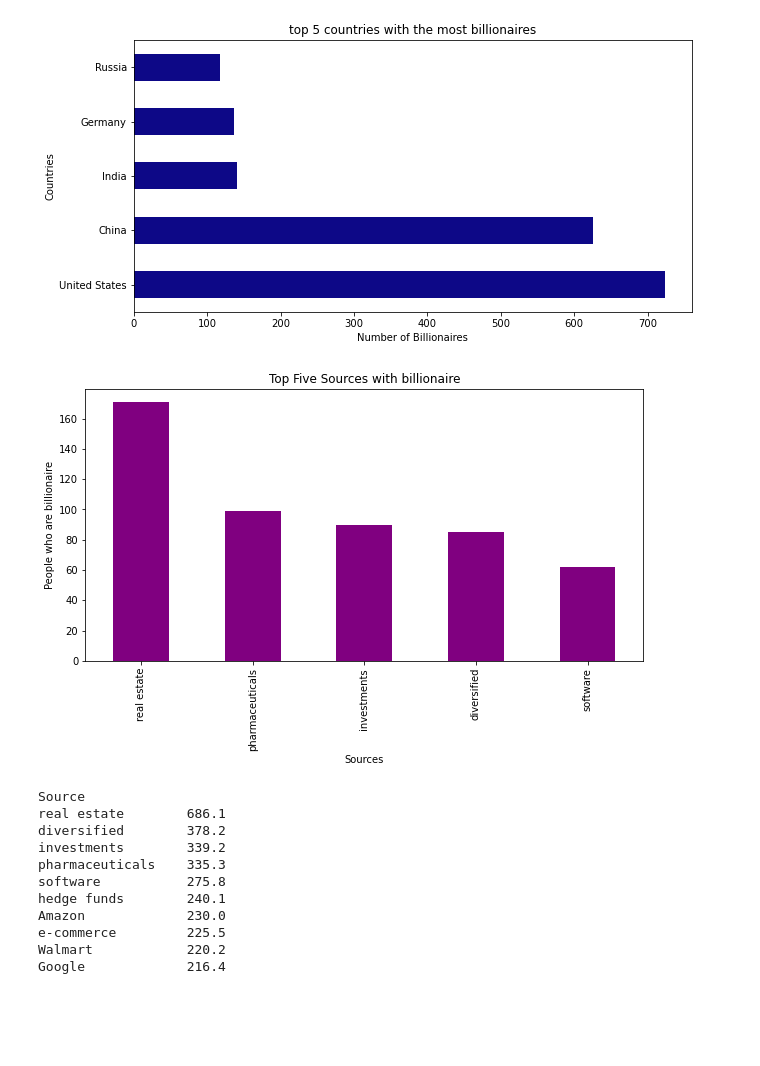
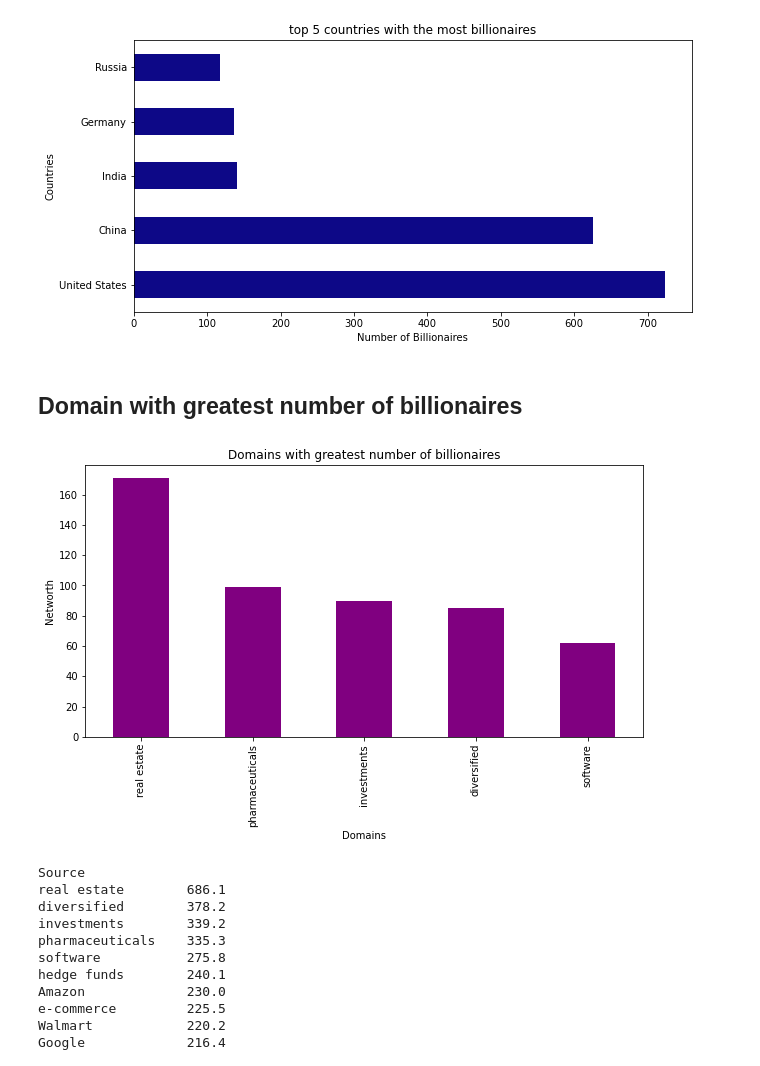
Before and after one commit to deeksha-9/billionaires_analysis, a Jupyter notebook: billionaires_analysis.ipynb, the cells around one changed output. Cells and saved outputs as stored; diff of their text form; code cells hidden in the pictures; blank space fills up the shorter version.

```diff
--- a/billionaires_analysis.ipynb
+++ b/billionaires_analysis.ipynb
@@ -33,6 +33,8 @@ df.tail(10)
 | 2752 | Zhao Meiguang | $1 B | China | gold mining | 2674 | 58.0 | Metals & Mining |
 | 2753 | Zhong Naixiong | $1 B | China | conglomerate | 2674 | 58.0 | Diversified |
 | 2754 | Zhou Wei family | $1 B | China | Software | 2674 | 54.0 | Technology |
+# %%
+df['Age'] = df['Age'].fillna(df['Age'].median())
 # %%
 df.info()
 # %% [output]
@@ -112,15 +114,17 @@ plt.ylabel('Countries')
 plt.show()
 # %% [output]
 [figure]
+# %% [markdown]
+## Domain with greatest number of billionaires
 # %%
 plt.subplots(1, 1, figsize=(10, 5))
 df['Source'].value_counts()[:5].plot(kind='bar', color = 'purple')
-plt.xlabel('Sources')
-plt.ylabel('People who are billionaire')
-plt.title('Top Five Sources with billionaire')
+plt.xlabel('Domains')
+plt.ylabel('Networth')
+plt.title('Domains with greatest number of billionaires')
 plt.show()
 # %% [output]
-[figure, old version]
+[figure, new version]
 # %%
 df.groupby("Source").NetWorth.sum().sort_values(ascending= False).head(20)
 # %% [output]
```
Also changed, not shown: parts of 12 cells of this notebook, 1 other file.
